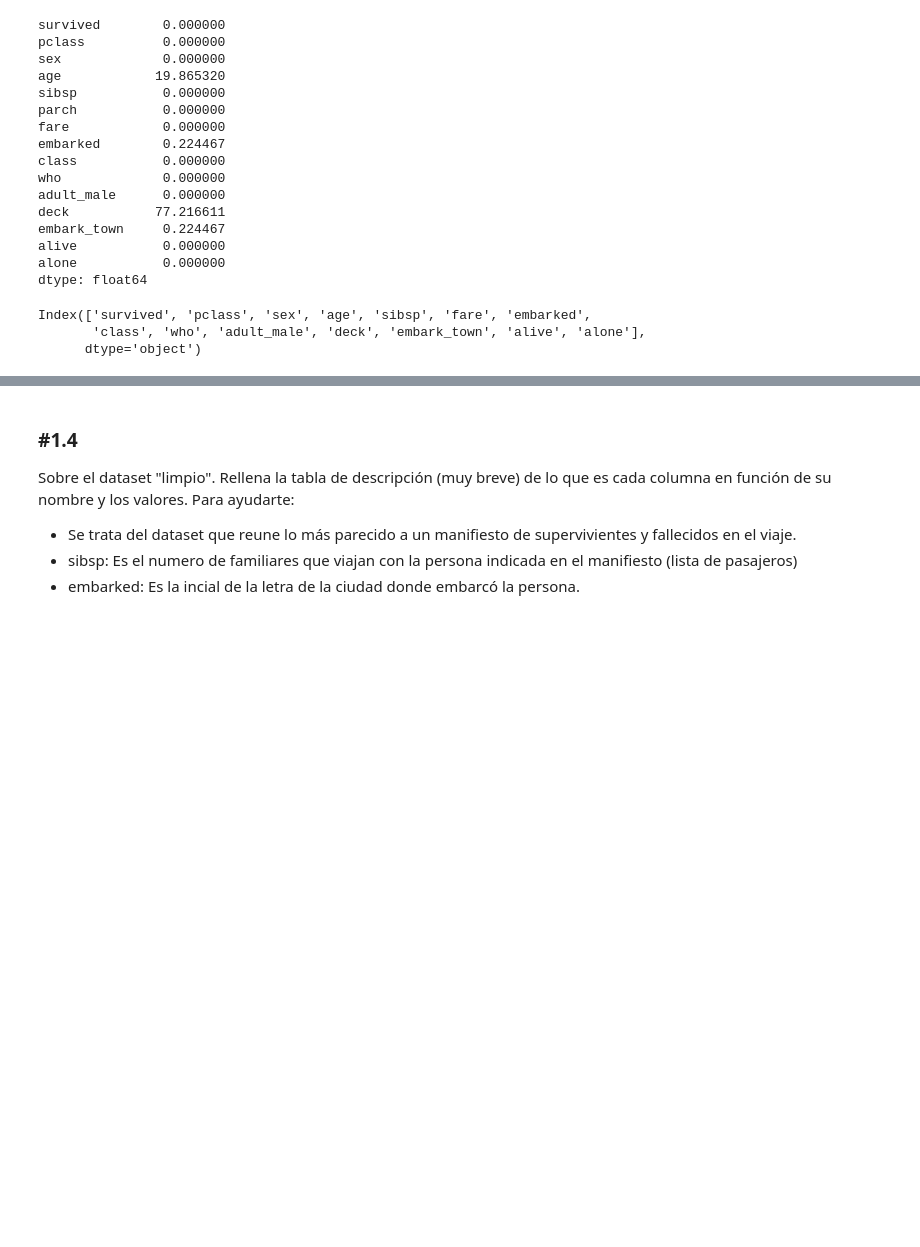
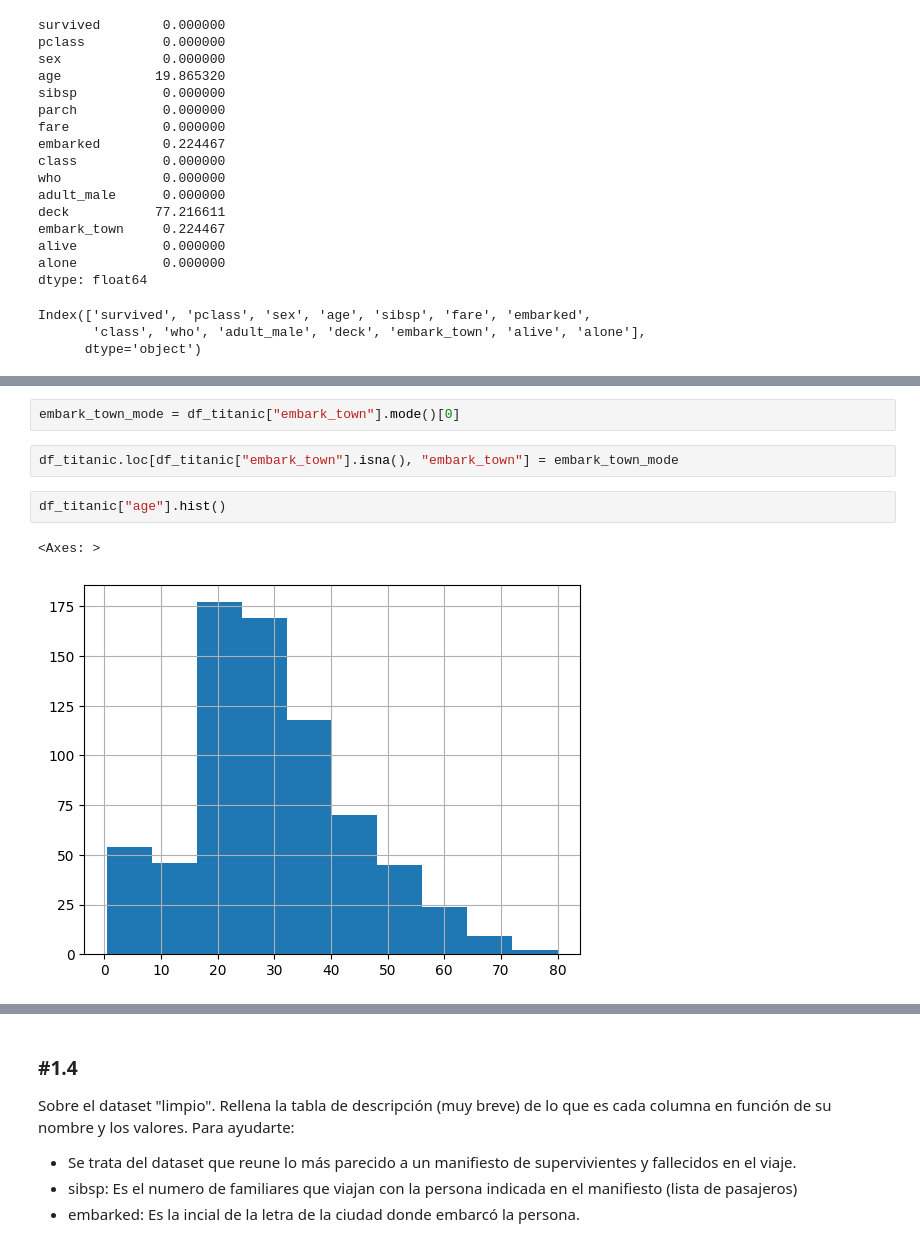
Before and after one commit to JPG250493/Repo-Ejercicios-Jesus, a Jupyter notebook: 03_Data_Analysis/Sprint_07/Unidad_01_Estadistica_Descriptiva_Univariante/03_Practica_Obligatoria/18_Practica_Obligatoria_Univariante.ipynb, the cells around one changed output, grey strips where cells are left out. Cells and saved outputs as stored; diff of their text form; blank space fills up the shorter version.

```diff
--- a/03_Data_Analysis/Sprint_07/Unidad_01_Estadistica_Descriptiva_Univariante/03_Practica_Obligatoria/18_Practica_Obligatoria_Univariante.ipynb
+++ b/03_Data_Analysis/Sprint_07/Unidad_01_Estadistica_Descriptiva_Univariante/03_Practica_Obligatoria/18_Practica_Obligatoria_Univariante.ipynb
@@ -103,0 +154,9 @@ Index(['survived', 'pclass', 'sex', 'age', 'sibsp', 'fare', 'embarked',
+# %%
+embark_town_mode = df_titanic["embark_town"].mode()[0]
+# %%
+df_titanic.loc[df_titanic["embark_town"].isna(), "embark_town"] = embark_town_mode
+# %%
+df_titanic["age"].hist()
+# %% [output]
+<Axes: >
+[figure, added]
```
Also changed, not shown: parts of 19 cells of this notebook.
